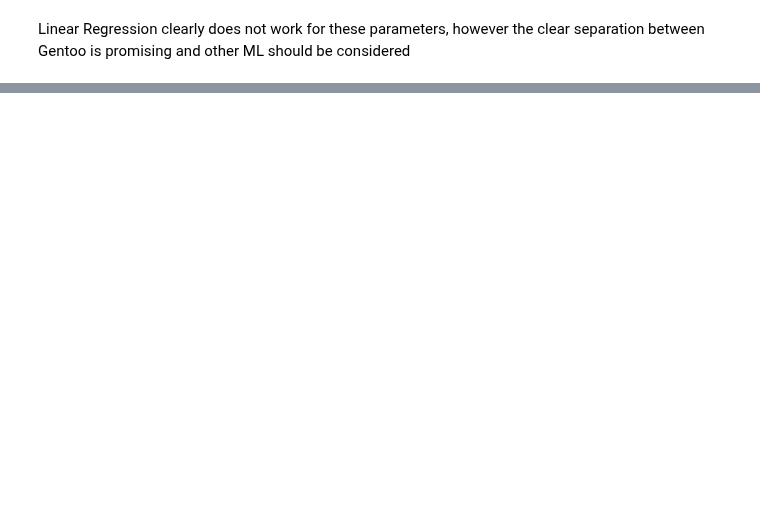
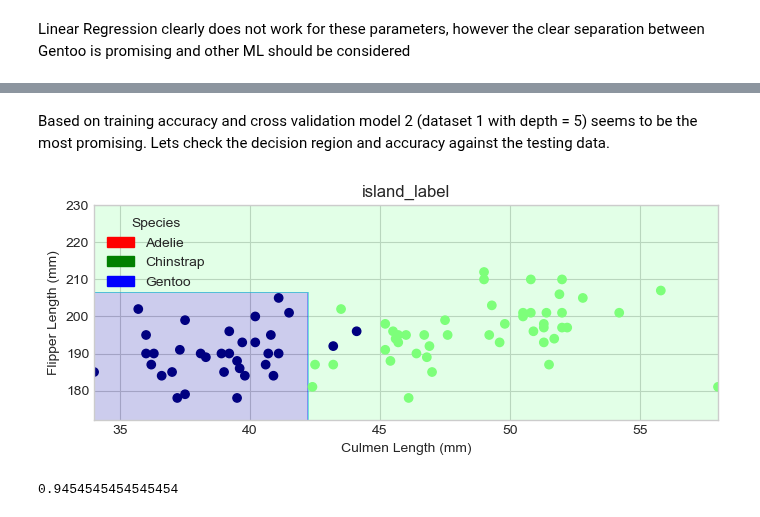
Before and after one commit to Nibsquatch/Nibsquatch.github.io, a Jupyter notebook: posts/example-blog-post/index.ipynb, the cells around one changed output, grey strips where cells are left out. Saved outputs shown, nothing was run; the diff lists cells and outputs as text; code cells hidden in the pictures; blank space fills up the shorter version.

```diff
--- a/posts/example-blog-post/index.ipynb
+++ b/posts/example-blog-post/index.ipynb
@@ -405,0 +416,34 @@ print(SVM.score(X_test3, y_test3))
+# %%
+from sklearn.tree import DecisionTreeClassifier
+
+reg1_1 = DecisionTreeClassifier(max_depth = 1)
+reg1_5 = DecisionTreeClassifier(max_depth = 5)
+reg2_1 = DecisionTreeClassifier(max_depth = 1)
+reg2_5 = DecisionTreeClassifier(max_depth = 5)
+
+# time to fit a decision tree classifier with depth 1 and 5 to both our datasets with Island as the qualitative indicator
+reg1_1.fit(X_train, y_train)
+reg1_5.fit(X_train, y_train)
+reg2_1.fit(X_train3, y_train3)
+reg2_5.fit(X_train3, y_train3)
+
+# Check the training accuracy and cross validate each model
+print("DecisionTreeClassifier with depth = 1 has a training accuracy of: " + str(reg1_1.score(X_train, y_train)) + " for dataset 1")
+
+cv_reg1_1 = cross_val_score(reg1_1, X_train, y_train, cv = 5)
+print("And a cross validation of: " + str(cv_reg1_1))
+
+print("DecisionTreeClassifier with depth = 5 has a training accuracy of: " + str(reg1_5.score(X_train, y_train)) + " for dataset 1")
+
+cv_reg1_5 = cross_val_score(reg1_5, X_train, y_train, cv = 5)
+print("And a cross validation of: " + str(cv_reg1_5))
+
+print("DecisionTreeClassifier with depth = 1 has a training accuracy of: " + str(reg2_1.score(X_train3, y_train3)) + " for dataset 3")
+
+cv_reg2_1 = cross_val_score(reg2_1, X_train3, y_train3, cv = 5)
+print("And a cross validation of: " + str(cv_reg2_1))
+
+print("DecisionTreeClassifier with depth = 5 has a training accuracy of: " + str(reg2_5.score(X_train3, y_train3)) + " for dataset 3")
+
+cv_reg2_5 = cross_val_score(reg2_5, X_train3, y_train3, cv = 5)
+print("And a cross validation of: " + str(cv_reg2_5))
@@ -405,0 +459,10 @@ print(SVM.score(X_test3, y_test3))
+# %% [markdown]
+Based on training accuracy and cross validation model 2 (dataset 1 with depth = 5) seems to be the most promising. Lets check the decision region and accuracy against the testing data.
+# %%
+plot_regions(reg1_5, X_train[predictor_cols], y_train)
+
+# Check the model accuracy against the testing data
+print(reg1_5.score(X_test, y_test))
+# %% [output]
+[figure, added]
+0.9454545454545454
```
Also changed, not shown: parts of 18 cells of this notebook, 21 other files.
